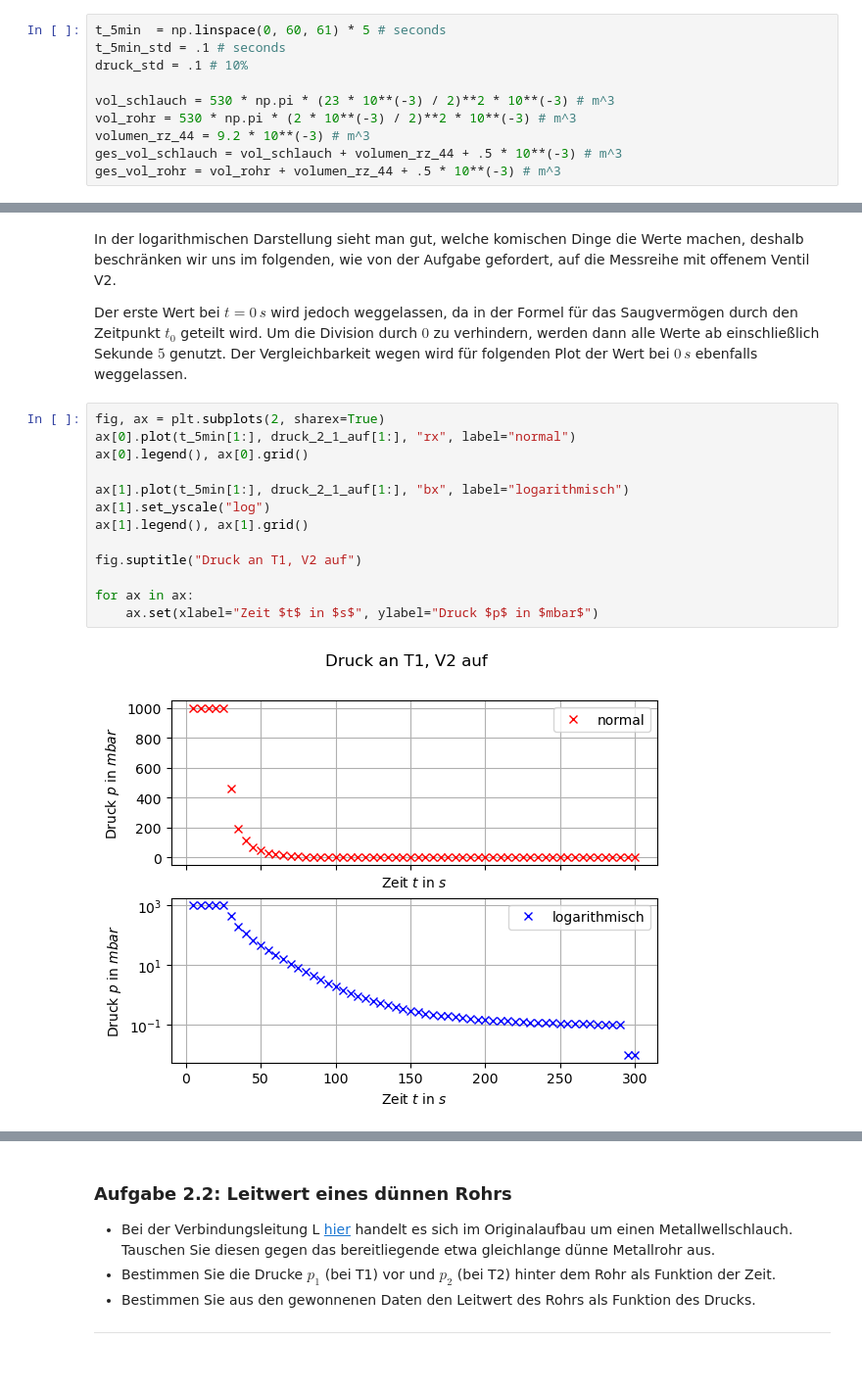
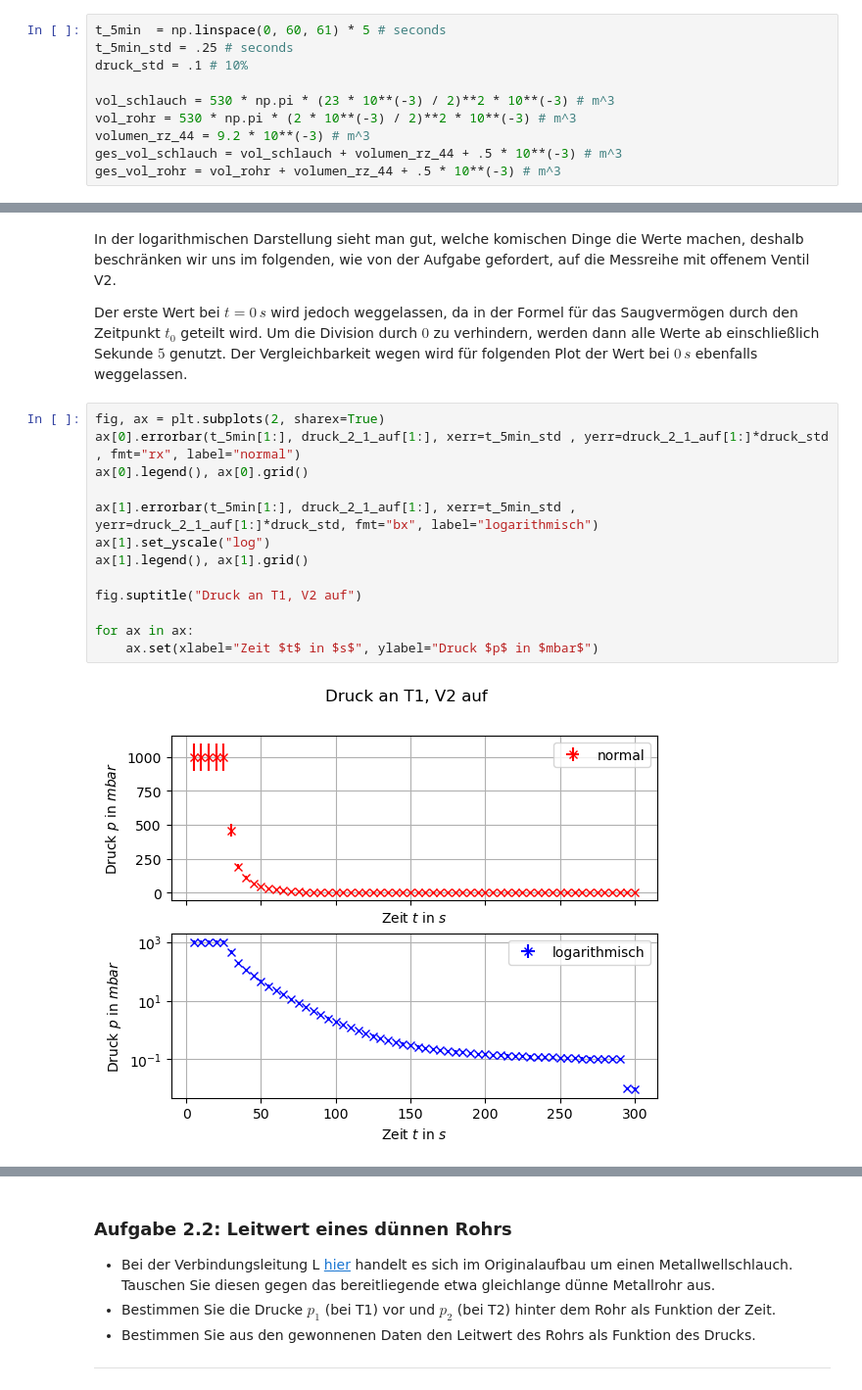
Before and after one commit to MRNock04/P2, a Jupyter notebook: Vakuum/Vakuum.ipynb, the cells around one changed output, grey strips where cells are left out. Shown at 98% size. Saved outputs shown, nothing was run; the diff lists cells and outputs as text.

```diff
--- a/Vakuum/Vakuum.ipynb
+++ b/Vakuum/Vakuum.ipynb
@@ -160,7 +160,7 @@ Evakuieren Sie die Apparatur mit Hilfe der DSP und stellen Sie die folgenden fun
 ---
 # %%
 t_5min  = np.linspace(0, 60, 61) * 5 # seconds
-t_5min_std = .1 # seconds
+t_5min_std = .25 # seconds
 druck_std = .1 # 10%
 
 vol_schlauch = 530 * np.pi * (23 * 10**(-3) / 2)**2 * 10**(-3) # m^3
@@ -204,19 +204,19 @@ In der logarithmischen Darstellung sieht man gut, welche komischen Dinge die Wer
 Der erste Wert bei $t=0\,s$ wird jedoch weggelassen, da in der Formel für das Saugvermögen durch den Zeitpunkt $t_0$ geteilt wird. Um die Division durch $0$ zu verhindern, werden dann alle Werte ab einschließlich Sekunde $5$ genutzt. Der Vergleichbarkeit wegen wird für folgenden Plot der Wert bei $0\,s$ ebenfalls weggelassen.
 # %%
 fig, ax = plt.subplots(2, sharex=True)
-ax[0].plot(t_5min[1:], druck_2_1_auf[1:], "rx", label="normal")
+ax[0].errorbar(t_5min[1:], druck_2_1_auf[1:], xerr=t_5min_std , yerr=druck_2_1_auf[1:]*druck_std , fmt="rx", label="normal")
 ax[0].legend(), ax[0].grid()
 
-ax[1].plot(t_5min[1:], druck_2_1_auf[1:], "bx", label="logarithmisch")
+ax[1].errorbar(t_5min[1:], druck_2_1_auf[1:], xerr=t_5min_std , yerr=druck_2_1_auf[1:]*druck_std, fmt="bx", label="logarithmisch")
 ax[1].set_yscale("log")
 ax[1].legend(), ax[1].grid()
 
 fig.suptitle("Druck an T1, V2 auf")
 
 for ax in ax:
     ax.set(xlabel="Zeit $t$ in $s$", ylabel="Druck $p$ in $mbar$")
 # %% [output]
-[figure, old version]
+[figure, new version]
 # %% [markdown]
 In der logarithmischen Darstellung sollte der mittlere Teil der Kurve eigentlich einen einigermaßen geraden Verlauf haben. Warum das so ist, ist schwer zu sagen, auf jeden Fall liegt es an den Messwerten, die nicht ganz so ausgefallen sind wie erwartet.
 
```
Also changed, not shown: parts of 21 cells of this notebook.
